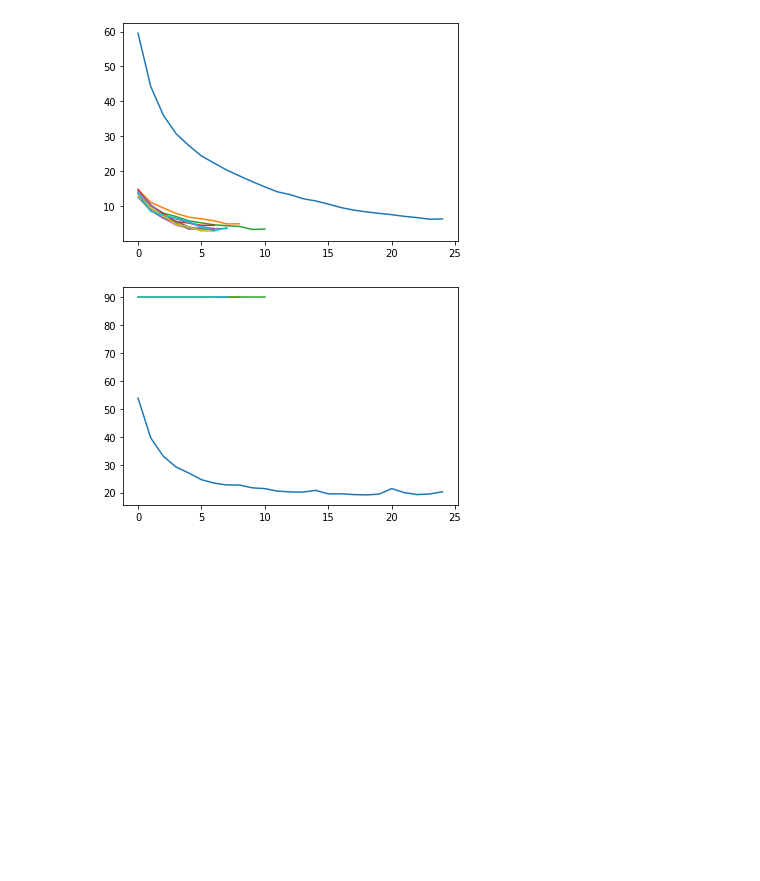
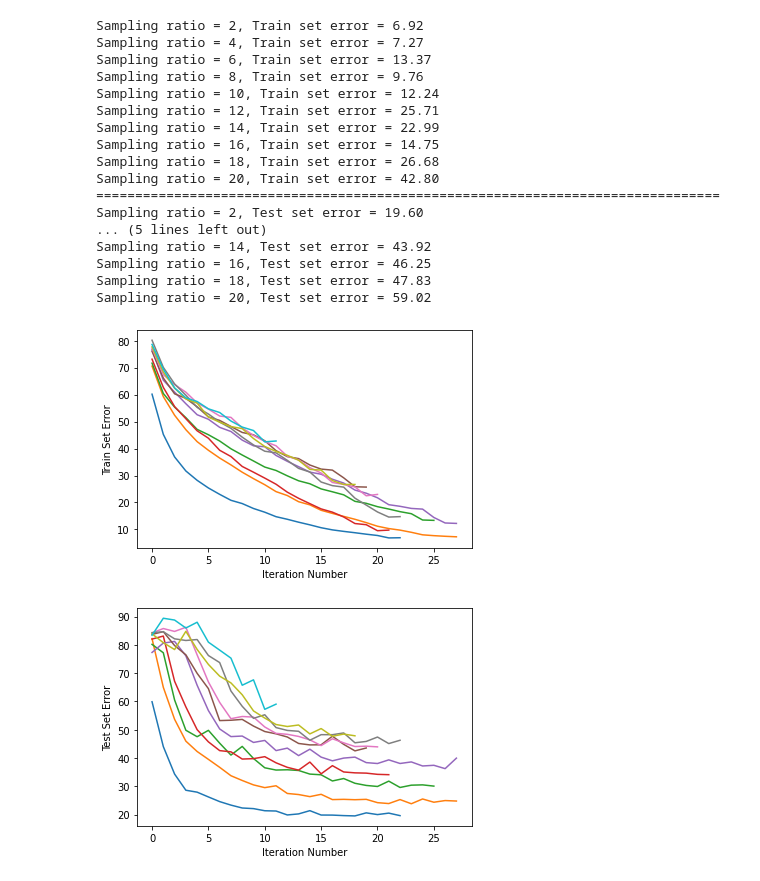
Before and after one commit to Matin-Noohnezhad/online_courses, a Jupyter notebook: fp/prop718_sampling.ipynb, the cells around one changed output. Cells and saved outputs as stored; diff of their text form; code cells hidden in the pictures; blank space fills up the shorter version.

```diff
--- a/fp/prop718_sampling.ipynb
+++ b/fp/prop718_sampling.ipynb
@@ -69,20 +66,22 @@ set_size = x_train.shape[0]
 train_set_errors = []
 test_set_errors = []
 training_time_to_convergence = []
+model.compile(loss='categorical_crossentropy', optimizer='adam', metrics=['accuracy'])
+model.save_weights('model.h5')
 ##########
-for downsampling_ratio in range(2,21,2):
+for sampling_ratio in range(2,21,2):
   sample_no = np.arange(set_size)
-  sample_no = np.random.choice(sample_no, int(set_size/downsampling_ratio), replace=False)
+  sample_no = np.random.choice(sample_no, int(set_size/sampling_ratio), replace=False)
   x_train_new = x_train[sample_no]
   y_train_new = y_train[sample_no]
   mean = np.mean(x_train_new,axis=(0,1,2,3))
   std = np.std(x_train_new,axis=(0,1,2,3))
   x_train_new = (x_train_new-mean)/(std+1e-7)
-  x_test = (x_test-mean)/(std+1e-7)
+  x_test_new = (x_test-mean)/(std+1e-7)
   converge = False
   old_acc = 0
   num_epoch_to_converge = 0
-  model.compile(loss='categorical_crossentropy', optimizer='adam', metrics=['accuracy'])
+  model.load_weights('model.h5')
   train_error_curve = []
   test_error_curve = []
   train_time = 0
@@ -100,7 +99,7 @@ for downsampling_ratio in range(2,21,2):
     new_train_error = (1 - new_acc)*100
     train_error_curve.append(new_train_error)
     ##
-    _, new_test_accuracy = model.evaluate(x_test, y_test)
+    _, new_test_accuracy = model.evaluate(x_test_new, y_test)
     new_test_error = (1 - new_test_accuracy)*100
     test_error_curve.append(new_test_error)
     ##
@@ -128,11 +127,43 @@ for downsampling_ratio in range(2,21,2):
 # %%
 import matplotlib.pyplot as plt
-# %%
-for y in train_set_errors:
-  plt.plot(y)
-plt.figure()
-for y in test_set_errors:
-  plt.plot(y)
-# %% [output]
-[figure, removed]
-[figure, removed]
+# %%
+#plotting
+for y in train_set_errors:
+  plt.plot(y)
+  plt.xlabel('Iteration Number')
+  plt.ylabel('Train Set Error')
+plt.figure()
+for y in test_set_errors:
+  plt.plot(y)
+  plt.xlabel('Iteration Number')
+  plt.ylabel('Test Set Error')
+#errors
+for i in range(10):
+  y = train_set_errors[i][-1]
+  sampling_ratio = (i+1)*2
+  print('Sampling ratio = {}, Train set error = {:0.2f}'.format(sampling_ratio, y))
+print('================================================================================')
+for i in range(10):
+  y = test_set_errors[i][-1]
+  sampling_ratio = (i+1)*2
+  print('Sampling ratio = {}, Test set error = {:0.2f}'.format(sampling_ratio, y))
+# %% [output]
+Sampling ratio = 2, Train set error = 6.92
+Sampling ratio = 4, Train set error = 7.27
+Sampling ratio = 6, Train set error = 13.37
+Sampling ratio = 8, Train set error = 9.76
+Sampling ratio = 10, Train set error = 12.24
+Sampling ratio = 12, Train set error = 25.71
+Sampling ratio = 14, Train set error = 22.99
+Sampling ratio = 16, Train set error = 14.75
+Sampling ratio = 18, Train set error = 26.68
+Sampling ratio = 20, Train set error = 42.80
+================================================================================
+Sampling ratio = 2, Test set error = 19.60
+... (5 lines left out)
+Sampling ratio = 14, Test set error = 43.92
+Sampling ratio = 16, Test set error = 46.25
+Sampling ratio = 18, Test set error = 47.83
+Sampling ratio = 20, Test set error = 59.02
+[figure, added]
+[figure, added]
```
Also changed, not shown: parts of 2 cells of this notebook, 1 other file.
